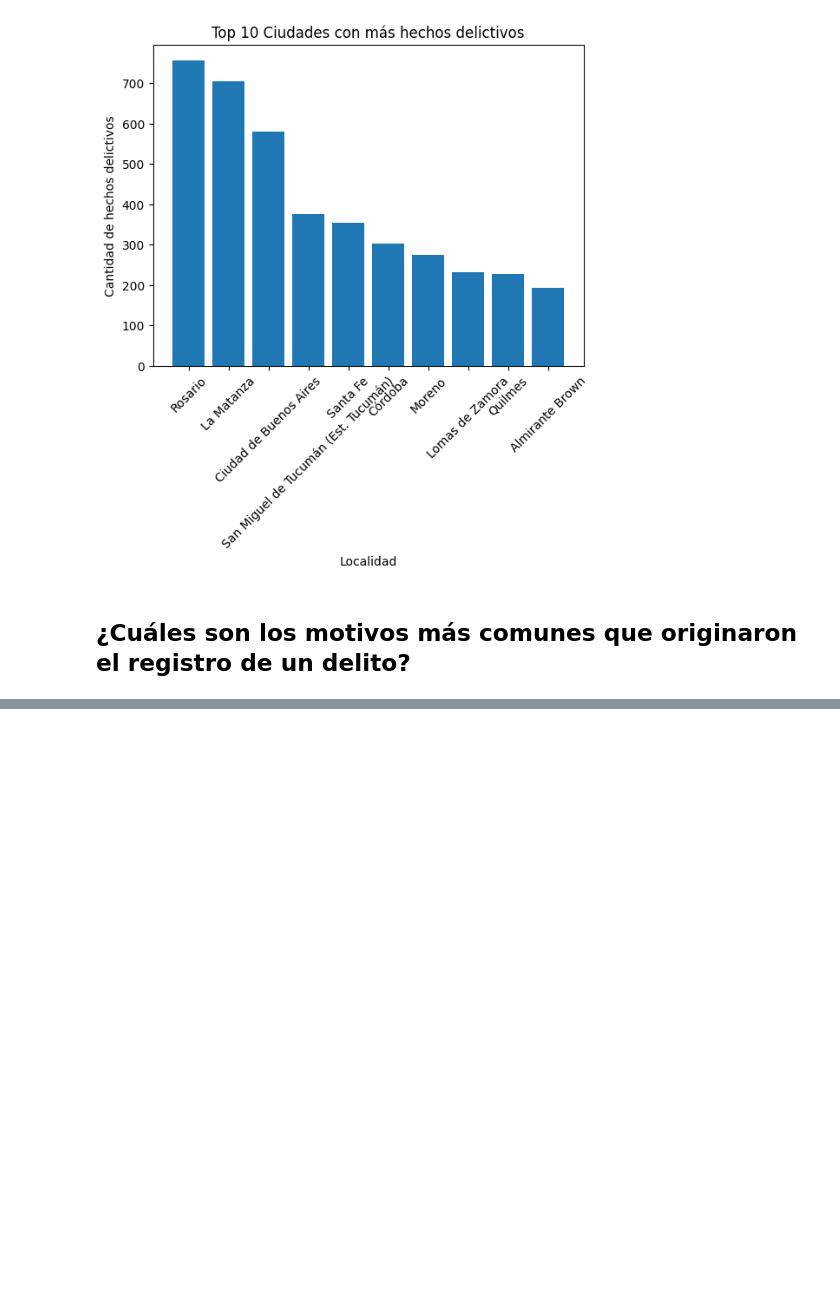
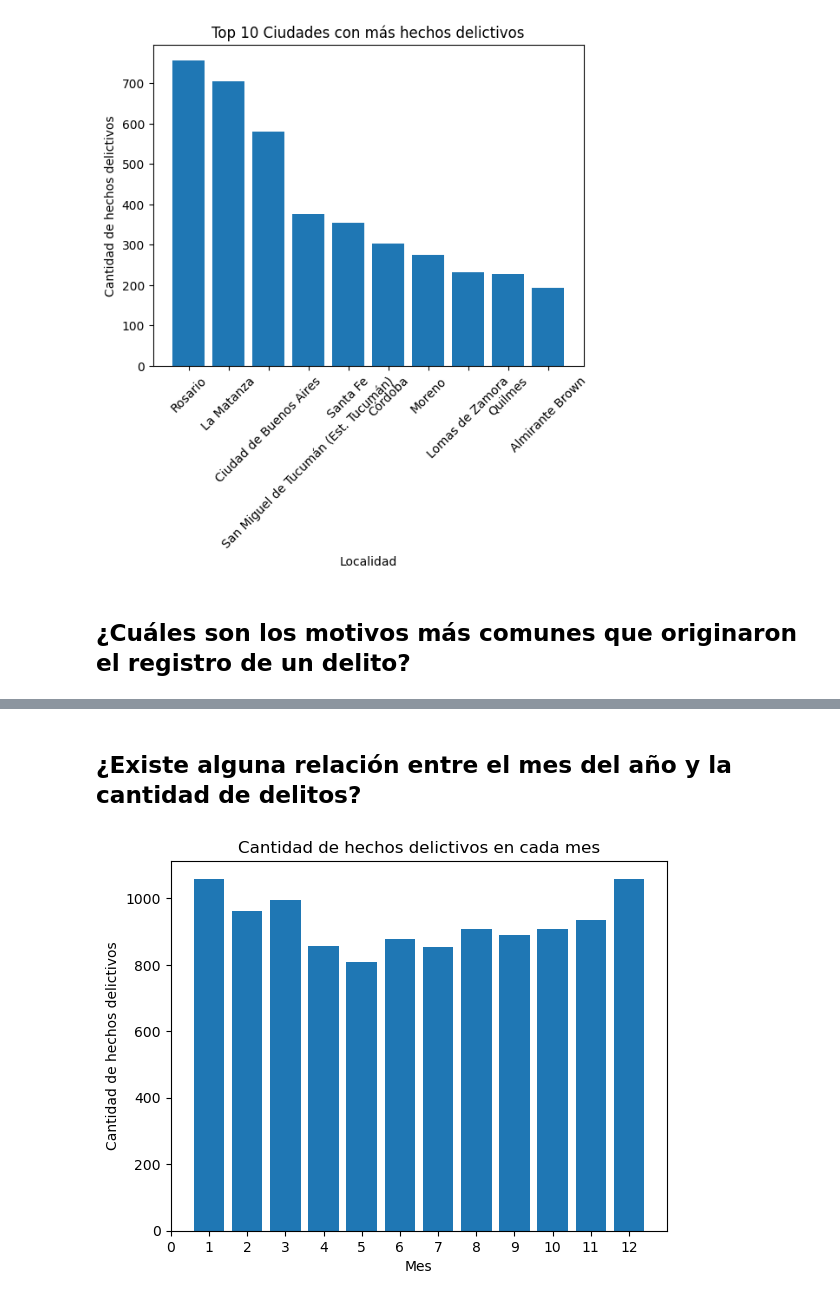
Before and after one commit to ianCristianAriel/2017--2021-argentina-analisis-delitos-registrados, a Jupyter notebook: notebooks/limpios/4_visualizaciones_respuestas.ipynb, the cells around one changed output, grey strips where cells are left out. Saved outputs shown, nothing was run; the diff lists cells and outputs as text; code cells hidden in the pictures; blank space fills up the shorter version.

Commit message:
visualización preguntas 4-7

```diff
--- a/notebooks/limpios/4_visualizaciones_respuestas.ipynb
+++ b/notebooks/limpios/4_visualizaciones_respuestas.ipynb
@@ -131,3 +138,34 @@ plt.title('Distribución de Motivos de Registro')
 plt.show()
 # %% [output]
 [figure]
+# %% [markdown]
+## ¿Existe alguna relación entre el mes del año y la cantidad de delitos?
+# %%
+#Base de datos original
+
+url_original='https://raw.githubusercontent.com/ianCristianAriel/proc_datos_proyecto_final_G3/visualizacion/datos/procesados/limpieza01_argentina_delitos.csv'
+# %%
+import pandas as pd
+df_original= pd.read_csv(url_original)
+
+# Eliminar las filas duplicadas basadas en la columna 'Id_hecho'
+df_original_sin_duplicar = df_original.drop_duplicates(subset='Id_hecho')
+# %%
+import pandas as pd
+import matplotlib.pyplot as plt
+
+
+# Agrupar por la columna 'mes' y obtener la cuenta de ocurrencias
+agrupado = df_original_sin_duplicar.groupby('mes').size()
+
+# Crear el gráfico de barras
+plt.bar(agrupado.index, agrupado.values)
+plt.xlabel('Mes')
+plt.ylabel('Cantidad de hechos delictivos')
+plt.title('Cantidad de hechos delictivos en cada mes')
+plt.xticks([i for i in range(13)])
+
+# Mostrar el gráfico
+plt.show()
+# %% [output]
+[figure, added]
```
Also changed, not shown: parts of 14 cells of this notebook.
